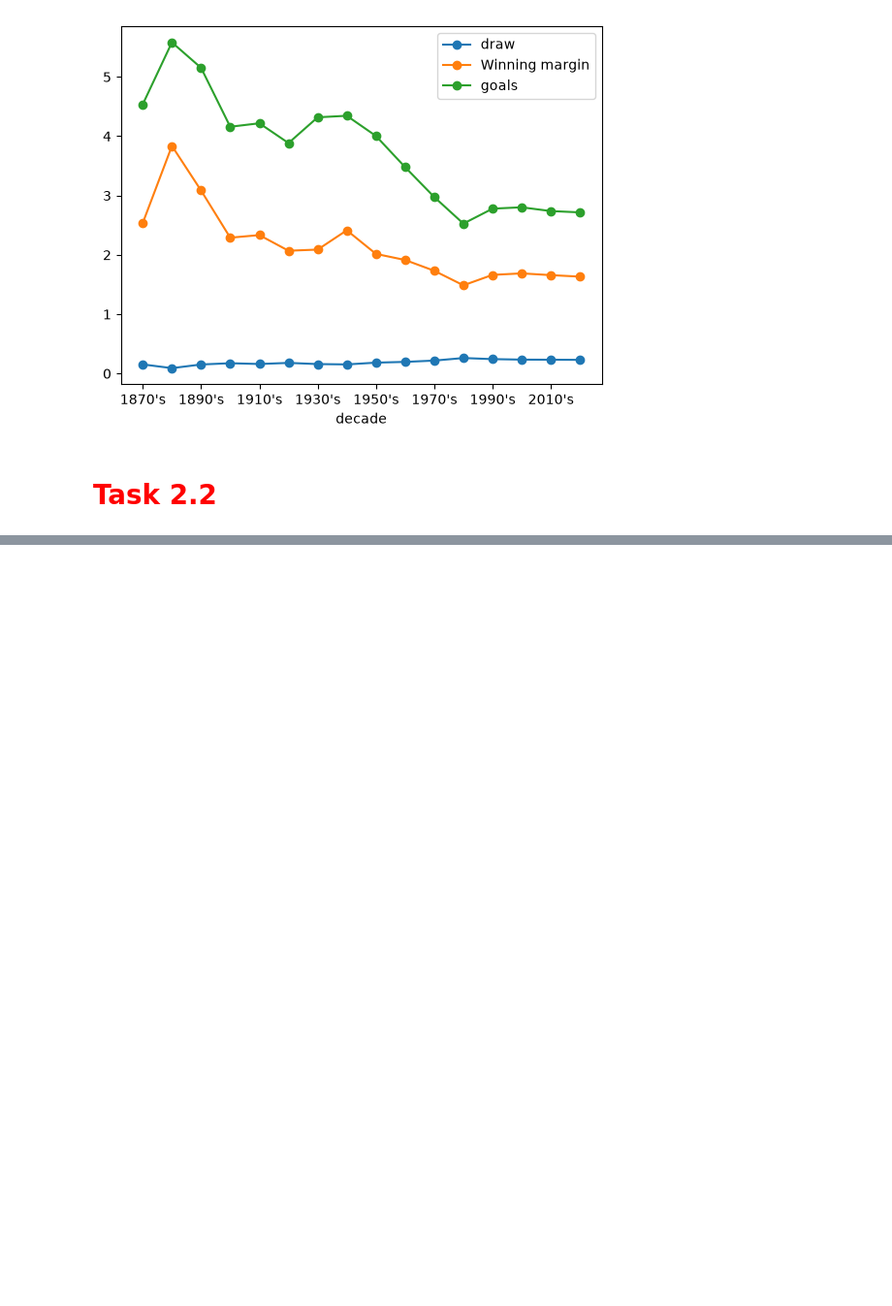
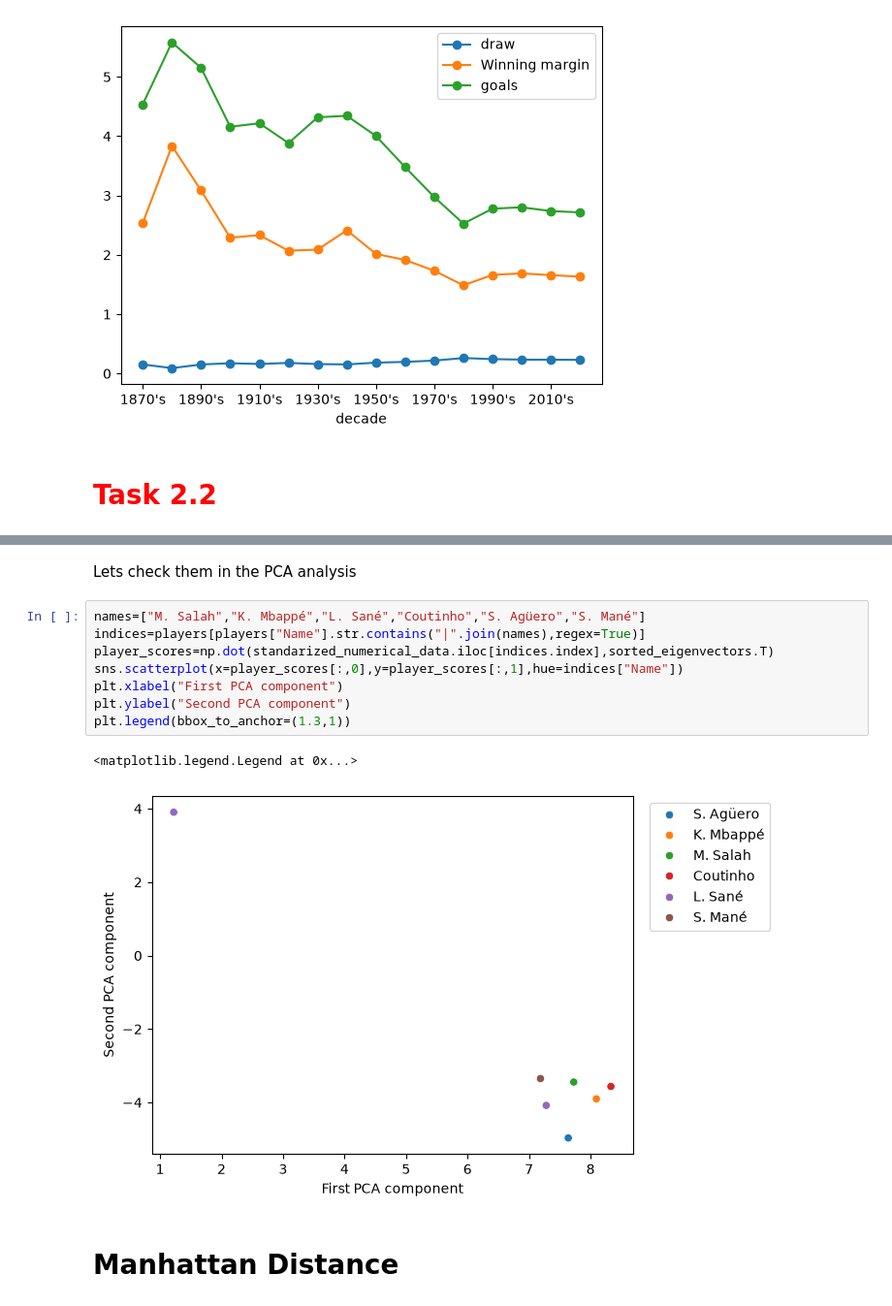
Before and after one commit to programmerX1a/AI-tasks, a Jupyter notebook: Block_2/Task_2.ipynb, the cells around one changed output, grey strips where cells are left out. Shown at 97% size. Drawn from its saved outputs; the diff is of its cells as text; blank space fills up the shorter version.

```diff
--- a/Block_2/Task_2.ipynb
+++ b/Block_2/Task_2.ipynb
@@ -129,0 +316,15 @@ results.groupby("decade")[["draw","Winning margin","goals"]].mean().plot(marker=
+# %% [markdown]
+Lets check them in the PCA analysis
+# %%
+names=["M. Salah","K. Mbappé","L. Sané","Coutinho","S. Agüero","S. Mané"]
+indices=players[players["Name"].str.contains("|".join(names),regex=True)]
+player_scores=np.dot(standarized_numerical_data.iloc[indices.index],sorted_eigenvectors.T)
+sns.scatterplot(x=player_scores[:,0],y=player_scores[:,1],hue=indices["Name"])
+plt.xlabel("First PCA component")
+plt.ylabel("Second PCA component")
+plt.legend(bbox_to_anchor=(1.3,1))
+# %% [output]
+<matplotlib.legend.Legend at 0x...>
+[figure, added]
+# %% [markdown]
+<h1 style="height:40px;">Manhattan Distance</h1>
```
Also changed, not shown: parts of 26 cells of this notebook, 4 other files.
